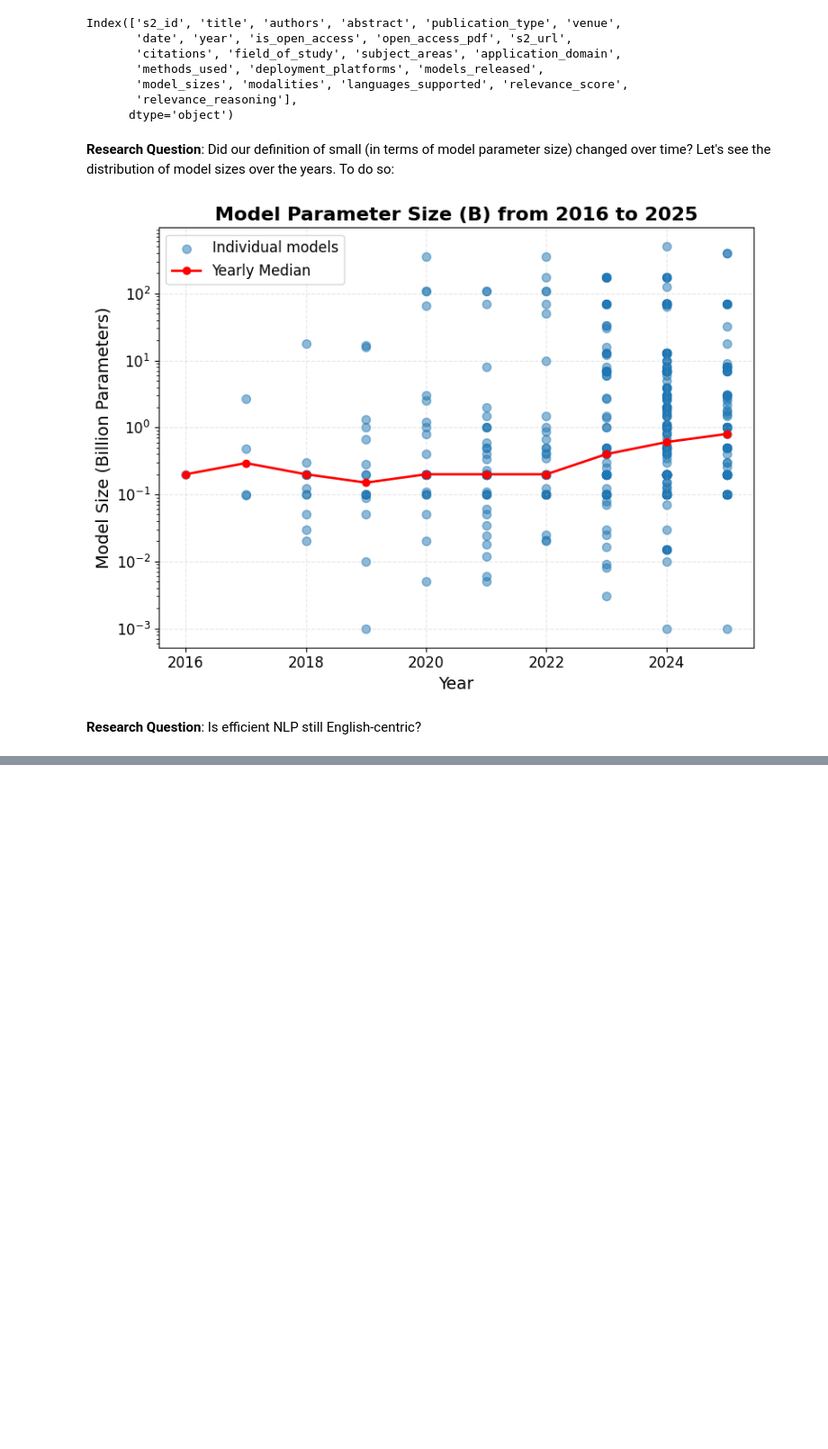
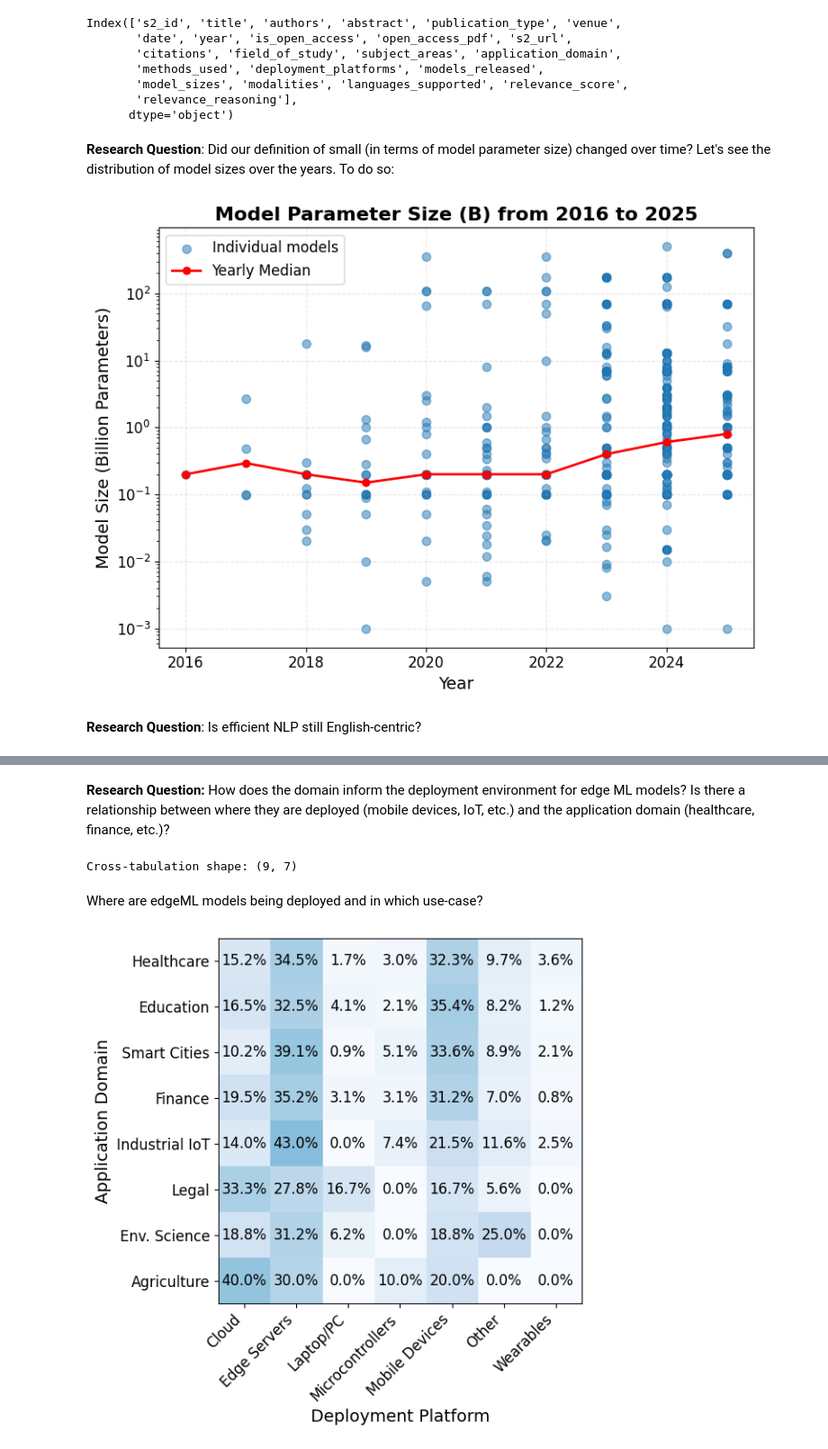
Before and after one commit to ljvmiranda921/edgeml-survey, a Jupyter notebook: notebooks/2025-11-20-initial-analysis.ipynb, the cells around one changed output, grey strips where cells are left out. Shown: that part at 90% size. Saved outputs shown, nothing was run; the diff lists cells and outputs as text; code cells hidden in the pictures; blank space fills up the shorter version.

```diff
--- a/notebooks/2025-11-20-initial-analysis.ipynb
+++ b/notebooks/2025-11-20-initial-analysis.ipynb
@@ -306,0 +213,73 @@ Name: count, dtype: int64
+# %% [markdown]
+**Research Question:** How does the domain inform the deployment environment for edge ML models? Is there a relationship between where they are deployed (mobile devices, IoT, etc.) and the application domain (healthcare, finance, etc.)?
+# %%
+import itertools
+
+rows = []
+for idx, row in df.iterrows():
+    domains = row["application_domain"]
+    platforms = row["deployment_platforms"]
+
+    if domains is None or (isinstance(domains, float) and pd.isna(domains)):
+        domains = []
+    if platforms is None or (isinstance(platforms, float) and pd.isna(platforms)):
+        platforms = []
+
+    for domain, platform in itertools.product(domains, platforms):
+        rows.append({"application_domain": domain, "deployment_platform": platform})
+
+df_cross = pd.DataFrame(rows)
+crosstab = pd.crosstab(df_cross["application_domain"], df_cross["deployment_platform"])
+crosstab = crosstab.loc[crosstab.sum(axis=1).sort_values(ascending=False).index]
+print(f"\nCross-tabulation shape: {crosstab.shape}")
+# %% [output]
+Cross-tabulation shape: (9, 7)
+# %% [markdown]
+Where are edgeML models being deployed and in which use-case?
+# %%
+import numpy as np
+
+crosstab_filtered = crosstab.copy()
+
+if "Other" in crosstab_filtered.index:
+    crosstab_filtered = crosstab_filtered.drop("Other", axis=0)
+if "Not Specified" in crosstab_filtered.columns:
+    crosstab_filtered = crosstab_filtered.drop("Not Specified", axis=1)
+# if "Cloud" in crosstab_filtered.columns:
+#    crosstab_filtered = crosstab_filtered.drop("Cloud", axis=1)
+crosstab_filtered = crosstab_filtered.rename(
+    index={"Environmental Science": "Env. Science"},
+)
+
+crosstab_pct = crosstab_filtered.div(crosstab_filtered.sum(axis=1), axis=0) * 100
+fig, ax = plt.subplots(figsize=(6, 6))
+
+im = ax.imshow(crosstab_pct.values, cmap="Blues", aspect="auto", vmin=0, vmax=100)
+# cbar = plt.colorbar(im, ax=ax)
+# cbar.set_label("Percentage (%)", rotation=270, labelpad=15)
+
+for i in range(len(crosstab_pct.index)):
+    for j in range(len(crosstab_pct.columns)):
+        text = ax.text(
+            j,
+            i,
+            f"{crosstab_pct.values[i, j]:.1f}%",
+            ha="center",
+            va="center",
+            color="black",
+            fontsize=12,
+        )
+
+ax.set_xticks(np.arange(len(crosstab_pct.columns)))
+ax.set_yticks(np.arange(len(crosstab_pct.index)))
+ax.set_xticklabels(crosstab_pct.columns, rotation=45, ha="right")
+ax.set_yticklabels(crosstab_pct.index)
+ax.set_xlabel("Deployment Platform")
+ax.set_ylabel("Application Domain")
+# ax.set_title("Application Domain vs. Deployment Platform (%)", fontweight="bold")
+
+plt.tight_layout()
+plt.savefig(DATA_DIR / "application_domain_vs_deployment_platform.png", dpi=300)
+plt.show()
+# %% [output]
+[figure, added]
```
Also changed, not shown: parts of 24 cells of this notebook.
